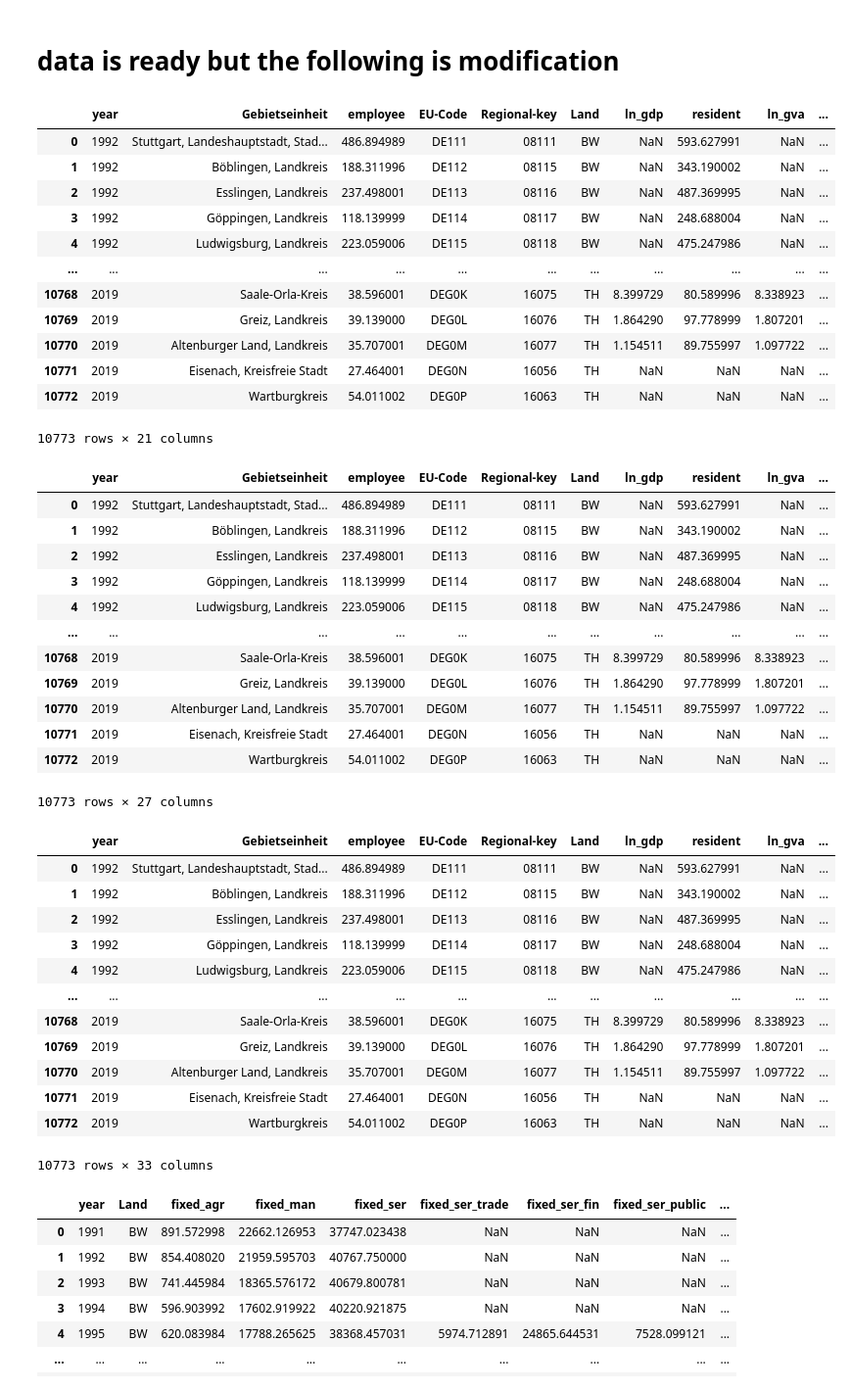
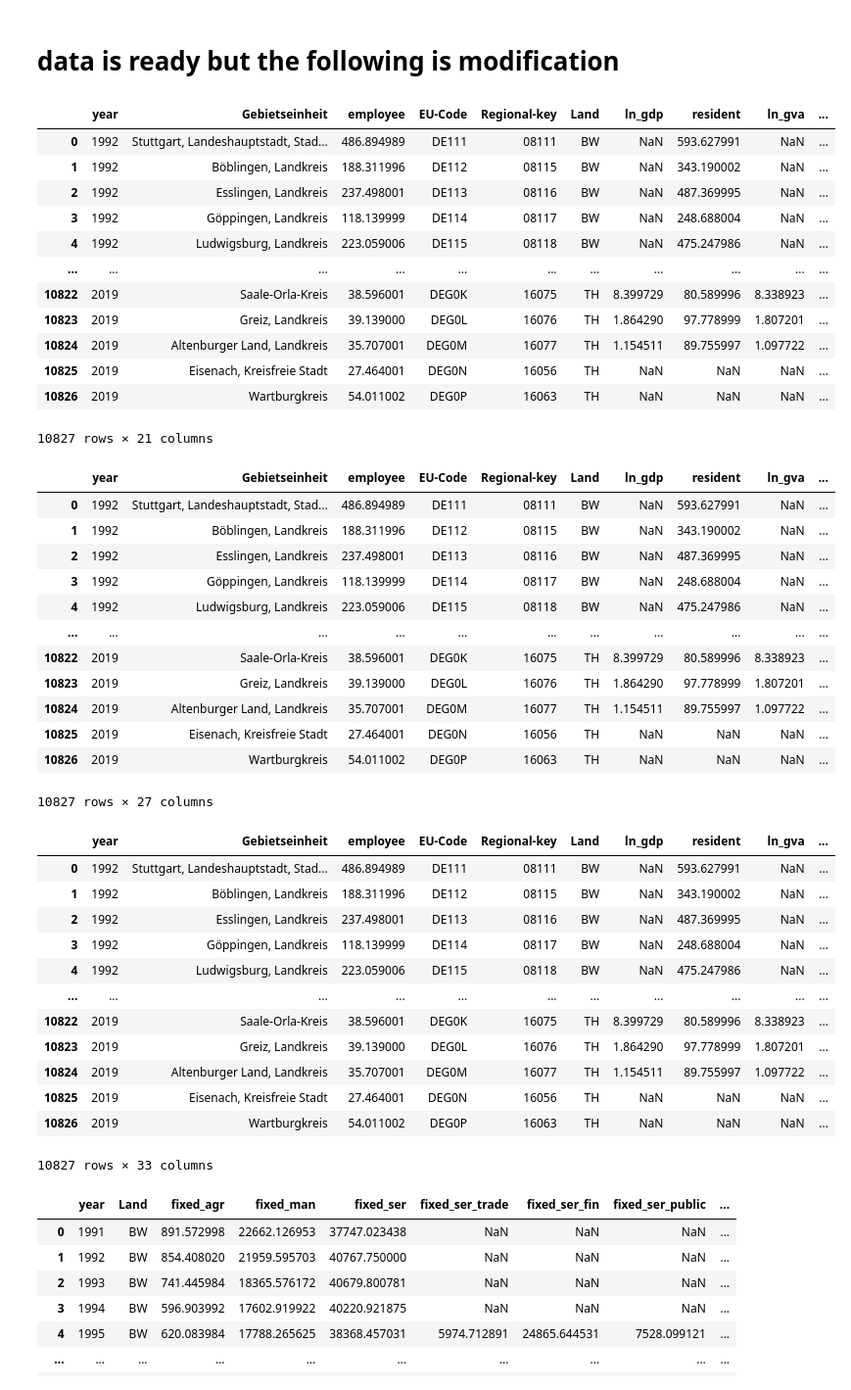
Before and after one commit to effieHAN/research_module, a Jupyter notebook: code/county/data_clean_county.ipynb, the cells around one changed output. Shown at 98% size. Drawn from its saved outputs; the diff is of its cells as text; code cells hidden in the pictures.

```diff
--- a/code/county/data_clean_county.ipynb
+++ b/code/county/data_clean_county.ipynb
@@ -627,9 +612,9 @@ list(data_7.select_dtypes(include=['object']).columns)
  'gva_level',
  'gdp_per_hour_per_employed']
 # %%
-data_7 = data_7.replace('.', np.nan)
-data_7 = data_7.replace('...', np.nan)
+data_10 = data_10.replace('.', np.nan)
+data_10 = data_10.replace('...', np.nan)
 # %%
 names=['employee','ln_gdp','resident','ln_gva','gdp_per_employee','volume_of_work','gdp_per_hour_per_employed']
 for i in names:
-    data_7[i] = pd.to_numeric(data_7[i], downcast="float")
+    data_10[i] = pd.to_numeric(data_10[i], downcast="float")
@@ -652,4 +621,8 @@ data_7
+# %%
+
+data_10.loc[data_10['Land'] =="HH", 'Regional-key'] = "02000"
+data_10.loc[data_10['Land'] =="BE", 'Regional-key'] = "11000"
 # %%
-data_7['Regional-key']=data_7['Regional-key'].astype(str)
-data_7=data_7[data_7['Regional-key'].str.len()>3]
-data_7['Regional-key']= np.where(data_7['Regional-key'].str.len() < 5, "0"+data_7['Regional-key'],data_7['Regional-key'])
+data_10['Regional-key']=data_10['Regional-key'].astype(str)
+data_10=data_10[data_10['Regional-key'].str.len()>3]
+data_10['Regional-key']= np.where(data_10['Regional-key'].str.len() < 5, "0"+data_10['Regional-key'],data_10['Regional-key'])
@@ -669,39 +656,39 @@ vow_industry=pd.read_stata(path+"county_raw/by_industry/vow_by_industry_county.d
 fixed_industry=pd.read_stata(path+"county_raw/by_industry/fixed_by_industry_county.dta")
 # %%
 employed_weight=employed_industry[["ind_agr","ind_man","ind_ser","Gebietseinheit","year","ind_ser_fin","ind_ser_trade","ind_ser_public"]]
-data_8= pd.merge(
-    left=data_7,
+data_11= pd.merge(
+    left=data_10,
     right=employed_weight,
     on=['Gebietseinheit','year'],
     how='left'
 )
-data_8=data_8.rename(columns={"ind_agr":"emp_agr","ind_man":"emp_man","ind_ser":"emp_ser","ind_ser_fin":"emp_ser_fin","ind_ser_trade":"emp_ser_trade","ind_ser_public":"emp_ser_public"})
-data_8
+data_11=data_11.rename(columns={"ind_agr":"emp_agr","ind_man":"emp_man","ind_ser":"emp_ser","ind_ser_fin":"emp_ser_fin","ind_ser_trade":"emp_ser_trade","ind_ser_public":"emp_ser_public"})
+data_11
 # %% [output]
 |  | year | Gebietseinheit | employee | EU-Code | Regional-key | Land | ln_gdp | resident | ln_gva | ... |
 | 0 | 1992 | Stuttgart, Landeshauptstadt, Stad... | 486.894989 | DE111 | 08111 | BW | NaN | 593.627991 | NaN | ... |
 | 1 | 1992 | Böblingen, Landkreis | 188.311996 | DE112 | 08115 | BW | NaN | 343.190002 | NaN | ... |
 | 2 | 1992 | Esslingen, Landkreis | 237.498001 | DE113 | 08116 | BW | NaN | 487.369995 | NaN | ... |
 | 3 | 1992 | Göppingen, Landkreis | 118.139999 | DE114 | 08117 | BW | NaN | 248.688004 | NaN | ... |
 | 4 | 1992 | Ludwigsburg, Landkreis | 223.059006 | DE115 | 08118 | BW | NaN | 475.247986 | NaN | ... |
 | ... | ... | ... | ... | ... | ... | ... | ... | ... | ... | ... |
-| 10768 | 2019 | Saale-Orla-Kreis | 38.596001 | DEG0K | 16075 | TH | 8.399729 | 80.589996 | 8.338923 | ... |
-| 10769 | 2019 | Greiz, Landkreis | 39.139000 | DEG0L | 16076 | TH | 1.864290 | 97.778999 | 1.807201 | ... |
-| 10770 | 2019 | Altenburger Land, Landkreis | 35.707001 | DEG0M | 16077 | TH | 1.154511 | 89.755997 | 1.097722 | ... |
-| 10771 | 2019 | Eisenach, Kreisfreie Stadt | 27.464001 | DEG0N | 16056 | TH | NaN | NaN | NaN | ... |
-| 10772 | 2019 | Wartburgkreis | 54.011002 | DEG0P | 16063 | TH | NaN | NaN | NaN | ... |
+| 10822 | 2019 | Saale-Orla-Kreis | 38.596001 | DEG0K | 16075 | TH | 8.399729 | 80.589996 | 8.338923 | ... |
+| 10823 | 2019 | Greiz, Landkreis | 39.139000 | DEG0L | 16076 | TH | 1.864290 | 97.778999 | 1.807201 | ... |
+| 10824 | 2019 | Altenburger Land, Landkreis | 35.707001 | DEG0M | 16077 | TH | 1.154511 | 89.755997 | 1.097722 | ... |
+| 10825 | 2019 | Eisenach, Kreisfreie Stadt | 27.464001 | DEG0N | 16056 | TH | NaN | NaN | NaN | ... |
+| 10826 | 2019 | Wartburgkreis | 54.011002 | DEG0P | 16063 | TH | NaN | NaN | NaN | ... |
-10773 rows × 21 columns
+10827 rows × 21 columns
 # %%
 gva_weight=gva_industry[["ind_agr","ind_man","ind_ser","Gebietseinheit","year","ind_ser_fin","ind_ser_trade","ind_ser_public"]]
 
-data_9= pd.merge(
-    left=data_8,
+data_12= pd.merge(
+    left=data_11,
     right=gva_weight,
     on=['Gebietseinheit','year'],
     how='left'
 )
-data_9=data_9.rename(columns={"ind_agr":"gva_agr","ind_man":"gva_man","ind_ser":"gva_ser","ind_ser_fin":"gva_ser_fin","ind_ser_trade":"gva_ser_trade","ind_ser_public":"gva_ser_public"})
-data_9
+data_12=data_12.rename(columns={"ind_agr":"gva_agr","ind_man":"gva_man","ind_ser":"gva_ser","ind_ser_fin":"gva_ser_fin","ind_ser_trade":"gva_ser_trade","ind_ser_public":"gva_ser_public"})
+data_12
 # %% [output]
 |  | year | Gebietseinheit | employee | EU-Code | Regional-key | Land | ln_gdp | resident | ln_gva | ... |
 | 0 | 1992 | Stuttgart, Landeshauptstadt, Stad... | 486.894989 | DE111 | 08111 | BW | NaN | 593.627991 | NaN | ... |
@@ -710,23 +697,23 @@ data_9
 | 3 | 1992 | Göppingen, Landkreis | 118.139999 | DE114 | 08117 | BW | NaN | 248.688004 | NaN | ... |
 | 4 | 1992 | Ludwigsburg, Landkreis | 223.059006 | DE115 | 08118 | BW | NaN | 475.247986 | NaN | ... |
 | ... | ... | ... | ... | ... | ... | ... | ... | ... | ... | ... |
-| 10768 | 2019 | Saale-Orla-Kreis | 38.596001 | DEG0K | 16075 | TH | 8.399729 | 80.589996 | 8.338923 | ... |
-| 10769 | 2019 | Greiz, Landkreis | 39.139000 | DEG0L | 16076 | TH | 1.864290 | 97.778999 | 1.807201 | ... |
-| 10770 | 2019 | Altenburger Land, Landkreis | 35.707001 | DEG0M | 16077 | TH | 1.154511 | 89.755997 | 1.097722 | ... |
-| 10771 | 2019 | Eisenach, Kreisfreie Stadt | 27.464001 | DEG0N | 16056 | TH | NaN | NaN | NaN | ... |
-| 10772 | 2019 | Wartburgkreis | 54.011002 | DEG0P | 16063 | TH | NaN | NaN | NaN | ... |
+| 10822 | 2019 | Saale-Orla-Kreis | 38.596001 | DEG0K | 16075 | TH | 8.399729 | 80.589996 | 8.338923 | ... |
+| 10823 | 2019 | Greiz, Landkreis | 39.139000 | DEG0L | 16076 | TH | 1.864290 | 97.778999 | 1.807201 | ... |
+| 10824 | 2019 | Altenburger Land, Landkreis | 35.707001 | DEG0M | 16077 | TH | 1.154511 | 89.755997 | 1.097722 | ... |
+| 10825 | 2019 | Eisenach, Kreisfreie Stadt | 27.464001 | DEG0N | 16056 | TH | NaN | NaN | NaN | ... |
+| 10826 | 2019 | Wartburgkreis | 54.011002 | DEG0P | 16063 | TH | NaN | NaN | NaN | ... |
-10773 rows × 27 columns
+10827 rows × 27 columns
 # %%
 vow_weight=vow_industry[["ind_agr","ind_man","ind_ser","Gebietseinheit","year","ind_ser_fin","ind_ser_trade","ind_ser_public"]]
 
-data_9= pd.merge(
-    left=data_9,
+data_13= pd.merge(
+    left=data_12,
     right=vow_weight,
     on=['Gebietseinheit','year'],
     how='left'
 )
-data_9=data_9.rename(columns={"ind_agr":"vow_agr","ind_man":"vow_man","ind_ser":"vow_ser","ind_ser_fin":"vow_ser_fin","ind_ser_trade":"vow_ser_trade","ind_ser_public":"vow_ser_public"})
-data_9
+data_13=data_13.rename(columns={"ind_agr":"vow_agr","ind_man":"vow_man","ind_ser":"vow_ser","ind_ser_fin":"vow_ser_fin","ind_ser_trade":"vow_ser_trade","ind_ser_public":"vow_ser_public"})
+data_13
 # %% [output]
 |  | year | Gebietseinheit | employee | EU-Code | Regional-key | Land | ln_gdp | resident | ln_gva | ... |
 | 0 | 1992 | Stuttgart, Landeshauptstadt, Stad... | 486.894989 | DE111 | 08111 | BW | NaN | 593.627991 | NaN | ... |
@@ -735,12 +722,12 @@ data_9
 | 3 | 1992 | Göppingen, Landkreis | 118.139999 | DE114 | 08117 | BW | NaN | 248.688004 | NaN | ... |
 | 4 | 1992 | Ludwigsburg, Landkreis | 223.059006 | DE115 | 08118 | BW | NaN | 475.247986 | NaN | ... |
 | ... | ... | ... | ... | ... | ... | ... | ... | ... | ... | ... |
-| 10768 | 2019 | Saale-Orla-Kreis | 38.596001 | DEG0K | 16075 | TH | 8.399729 | 80.589996 | 8.338923 | ... |
-| 10769 | 2019 | Greiz, Landkreis | 39.139000 | DEG0L | 16076 | TH | 1.864290 | 97.778999 | 1.807201 | ... |
-| 10770 | 2019 | Altenburger Land, Landkreis | 35.707001 | DEG0M | 16077 | TH | 1.154511 | 89.755997 | 1.097722 | ... |
-| 10771 | 2019 | Eisenach, Kreisfreie Stadt | 27.464001 | DEG0N | 16056 | TH | NaN | NaN | NaN | ... |
-| 10772 | 2019 | Wartburgkreis | 54.011002 | DEG0P | 16063 | TH | NaN | NaN | NaN | ... |
+| 10822 | 2019 | Saale-Orla-Kreis | 38.596001 | DEG0K | 16075 | TH | 8.399729 | 80.589996 | 8.338923 | ... |
+| 10823 | 2019 | Greiz, Landkreis | 39.139000 | DEG0L | 16076 | TH | 1.864290 | 97.778999 | 1.807201 | ... |
+| 10824 | 2019 | Altenburger Land, Landkreis | 35.707001 | DEG0M | 16077 | TH | 1.154511 | 89.755997 | 1.097722 | ... |
+| 10825 | 2019 | Eisenach, Kreisfreie Stadt | 27.464001 | DEG0N | 16056 | TH | NaN | NaN | NaN | ... |
+| 10826 | 2019 | Wartburgkreis | 54.011002 | DEG0P | 16063 | TH | NaN | NaN | NaN | ... |
-10773 rows × 33 columns
+10827 rows × 33 columns
 # %%
 fixed_industry=fixed_industry[['year',"Land",'fixed_agr',"fixed_man",'fixed_ser','fixed_ser_trade','fixed_ser_fin',"fixed_ser_public","fixed_total"]]
 fixed_industry
```
Also changed, not shown: parts of 25 cells of this notebook, 4 other files.
